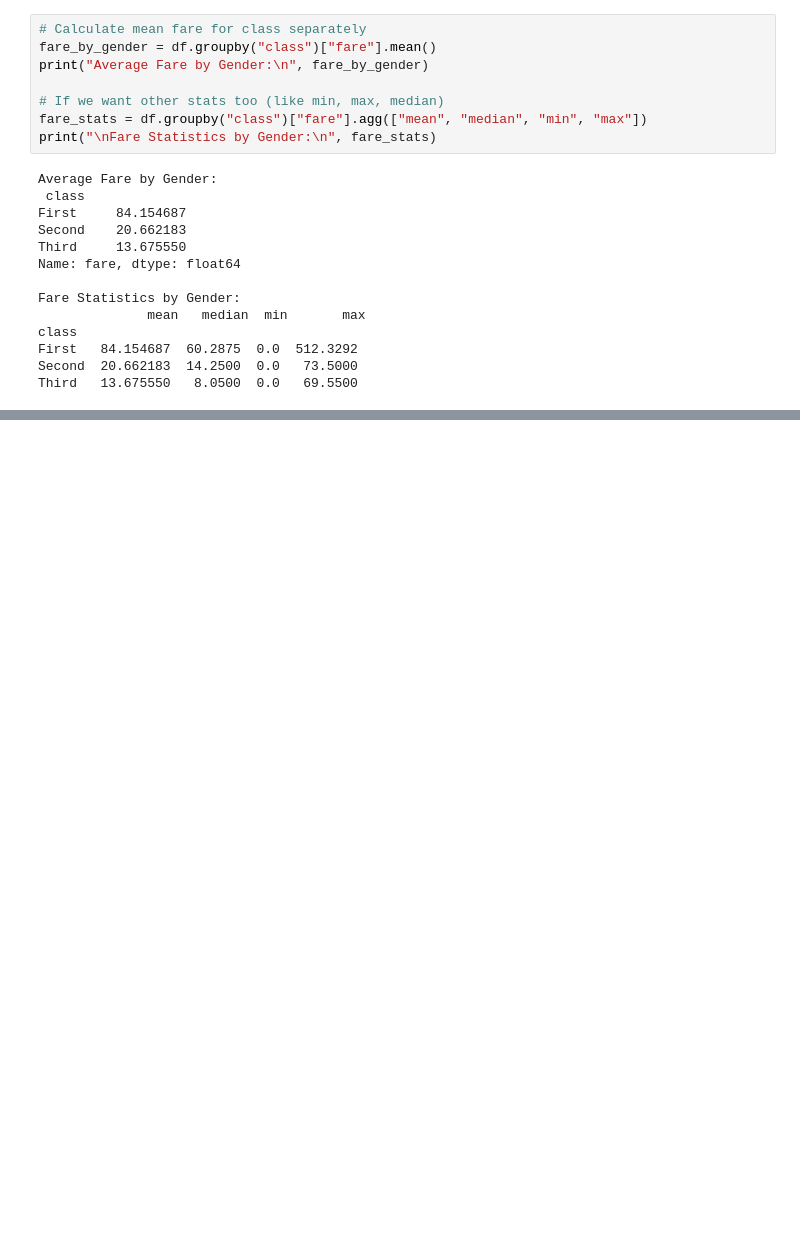
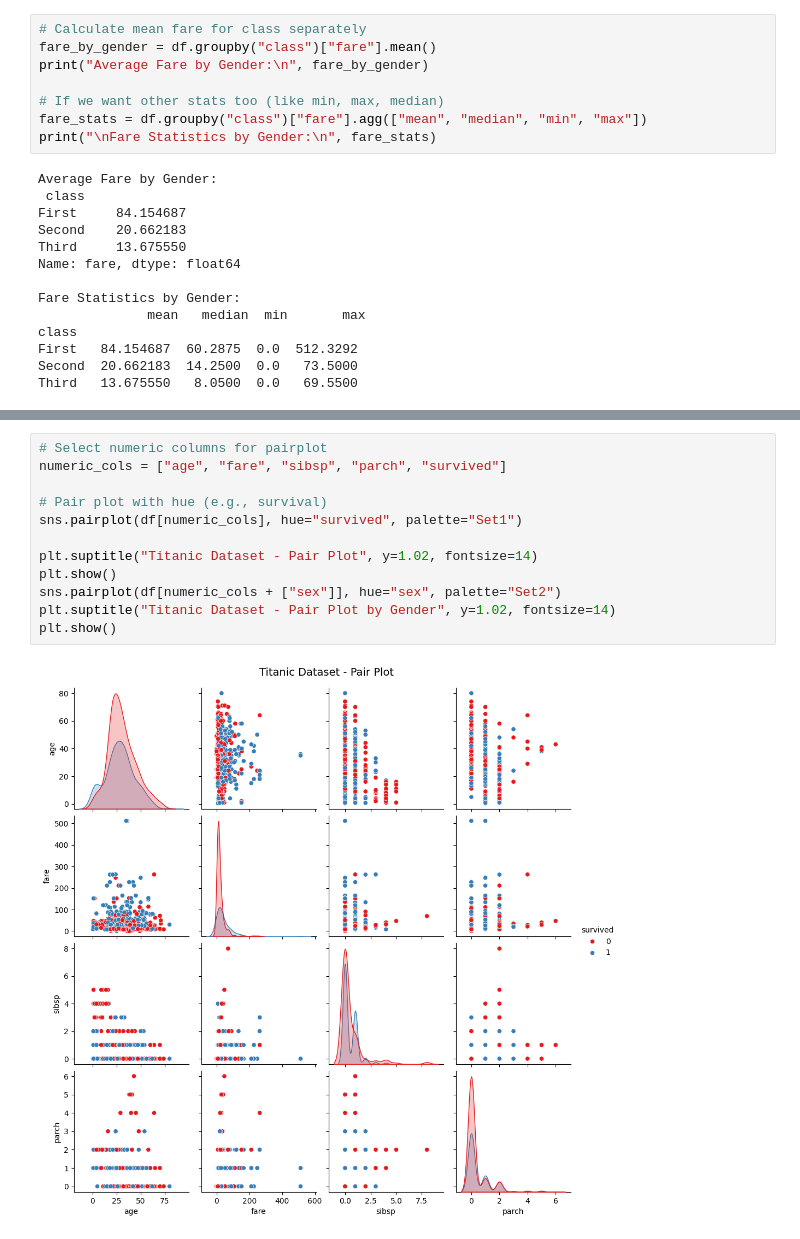
Before and after one commit to ejazurrehman/AI---Data_Science_Course, a Jupyter notebook: pyton_for_data_science/07_pandas.ipynb, the cells around one changed output, grey strips where cells are left out. Cells and saved outputs as stored; diff of their text form; blank space fills up the shorter version.

```diff
--- a/pyton_for_data_science/07_pandas.ipynb
+++ b/pyton_for_data_science/07_pandas.ipynb
@@ -381,0 +427,14 @@ Third   13.675550   8.0500  0.0   69.5500
+# %%
+# Select numeric columns for pairplot
+numeric_cols = ["age", "fare", "sibsp", "parch", "survived"]
+
+# Pair plot with hue (e.g., survival)
+sns.pairplot(df[numeric_cols], hue="survived", palette="Set1")
+
+plt.suptitle("Titanic Dataset - Pair Plot", y=1.02, fontsize=14)
+plt.show()
+sns.pairplot(df[numeric_cols + ["sex"]], hue="sex", palette="Set2")
+plt.suptitle("Titanic Dataset - Pair Plot by Gender", y=1.02, fontsize=14)
+plt.show()
+# %% [output]
+[figure, added]
```
Also changed, not shown: parts of 7 cells of this notebook.
